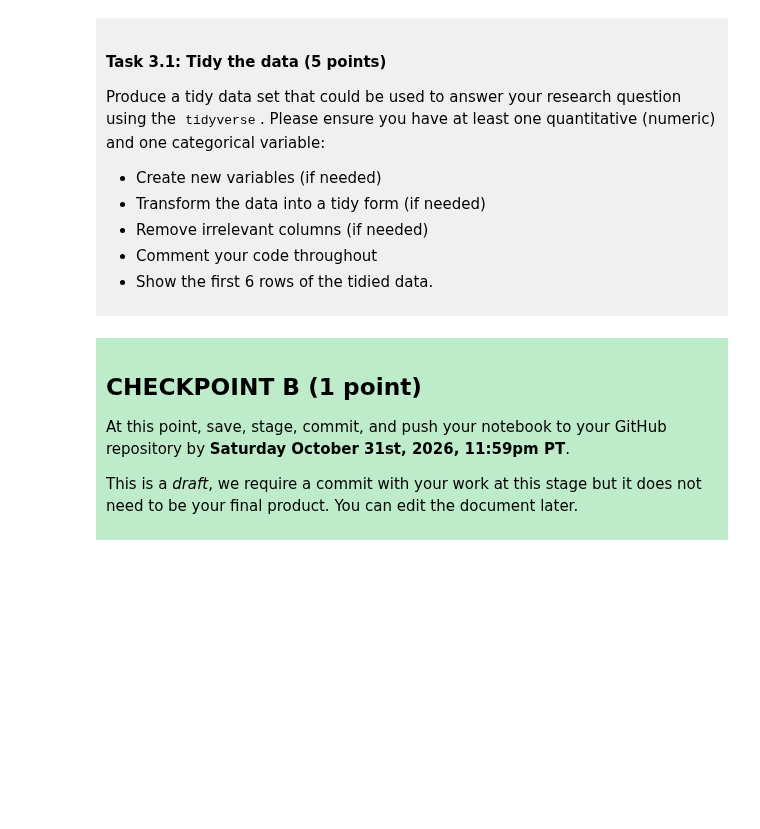
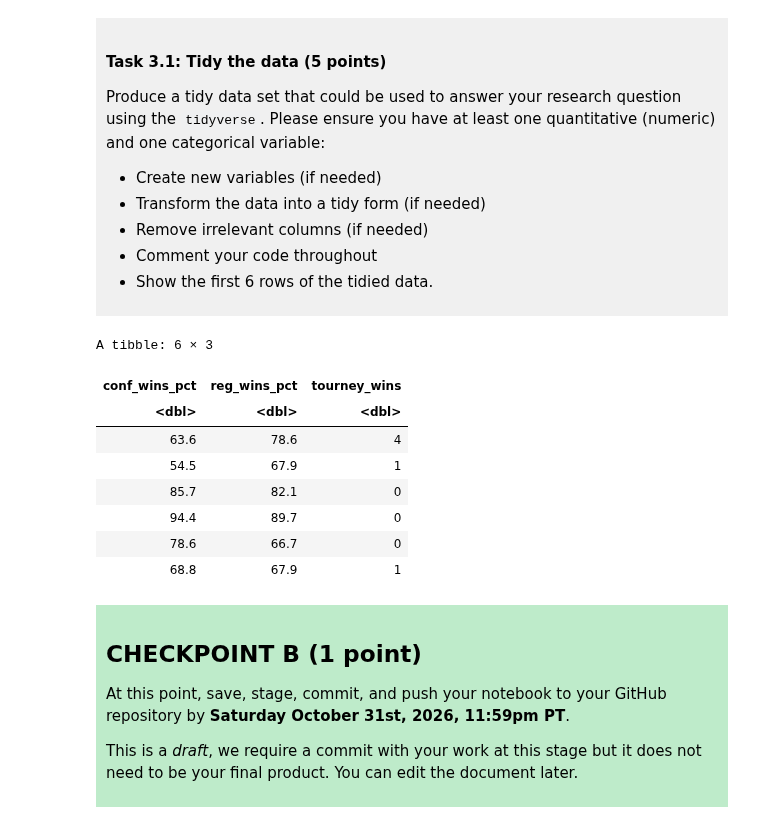
Before and after one commit to mclee13/dsci-100-project-matthew-lee, a Jupyter notebook: dsci-100-project-notebook.ipynb, the cells around one changed output. Saved outputs shown, nothing was run; the diff lists cells and outputs as text; code cells hidden in the pictures; blank space fills up the shorter version.

Commit message:
Completed everything up to checkpoint B

```diff
--- a/dsci-100-project-notebook.ipynb
+++ b/dsci-100-project-notebook.ipynb
@@ -190,6 +211,20 @@ Produce a tidy data set that could be used to answer your research question usin
 </div>
 # %%
 ### EDIT THIS CODE CELL ###
+tidy_data <- basketball_data |>
+filter(year >= 1994) |> #the postseason was only 5 rounds instead of 6 prior to 1994, so those years have been excluded as the lower win counts could interfere with the accuracy of the prediction model.
+select(conf_wins_pct, reg_wins_pct, tourney_wins) #tourney_wins is the variable being predicted, and conf_wins_pct and reg_wins_pct are what's being used to predict it. Every other column is irrelevant to this analysis.
+head(tidy_data)
+# %% [output]
+A tibble: 6 × 3
+| conf_wins_pct | reg_wins_pct | tourney_wins |
+| <dbl> | <dbl> | <dbl> |
+| 63.6 | 78.6 | 4 |
+| 54.5 | 67.9 | 1 |
+| 85.7 | 82.1 | 0 |
+| 94.4 | 89.7 | 0 |
+| 78.6 | 66.7 | 0 |
+| 68.8 | 67.9 | 1 |
 # %% [markdown]
 <div style="background-color: #beebca; padding: 10px;">
 
```
Also changed, not shown: parts of 3 cells of this notebook.
